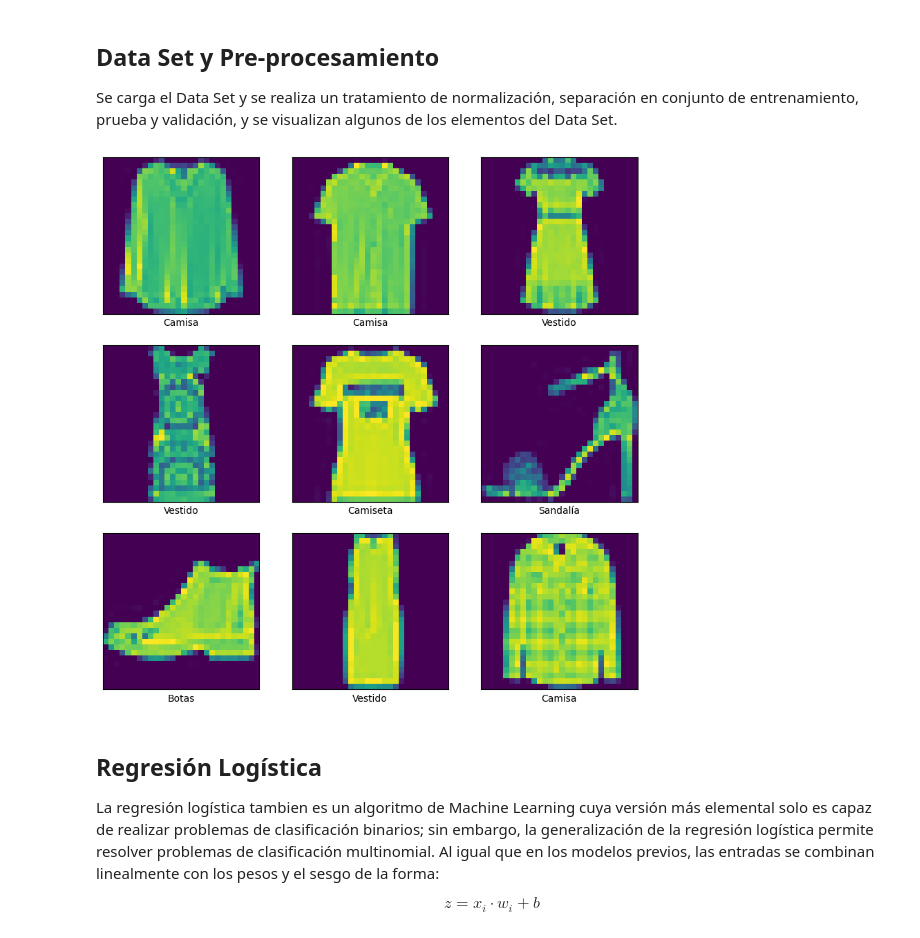
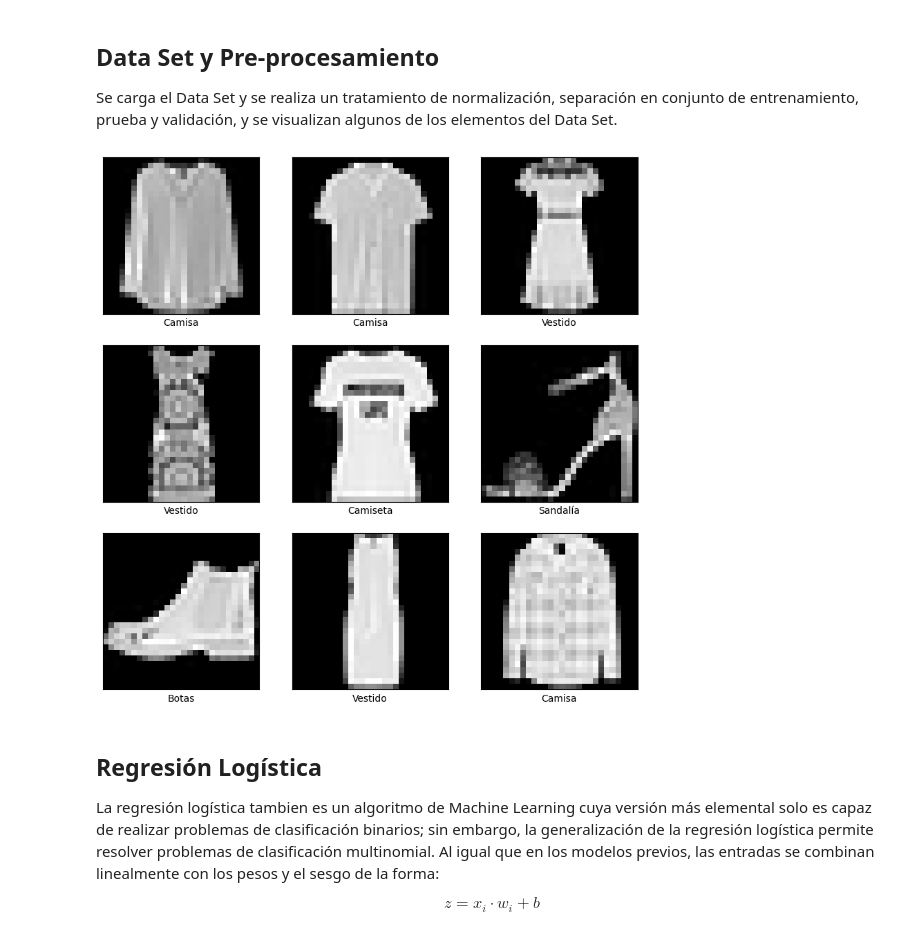
Before and after one commit to JLuisAlmendarez/Project-No.-1-Machine-Learning, a Jupyter notebook: P1_F-MNIST.ipynb, the cells around one changed output. Saved outputs shown, nothing was run; the diff lists cells and outputs as text; code cells hidden in the pictures.

```diff
--- a/P1_F-MNIST.ipynb
+++ b/P1_F-MNIST.ipynb
@@ -46,35 +48,35 @@ X_test = X_test / 255.0
 X_train, X_val, y_train, y_val = train_test_split(
     X_train_full, y_train_full, test_size=0.2, random_state=42, stratify=y_train_full
 )
 
 # ---- 4. Expandir dimensión para añadir canal ----
 X_train_cnn = X_train[..., tf.newaxis]
 X_val_cnn = X_val[..., tf.newaxis]
 X_test_cnn = X_test[..., tf.newaxis]
 
 # ---- 5. Etiquetas de Fashion MNIST ----
 class_names = [
     "Camiseta", "Pantalon", "Suéter", "Vestido", "Abrigo",
     "Sandalía", "Camisa", "Zapatillas", "Bolso", "Botas"
 ]
 
 # ---- 6. Mostrar Prendas ----
 plt.figure(figsize=(10,10))
 for i in range (9):
     plt.subplot(3,3,i+1)
     plt.xticks([])
     plt.yticks([])
     plt.grid(False)
-    plt.imshow(X_train[i])
+    plt.imshow(X_train[i], cmap = 'gray')
     plt.xlabel(class_names[y_train[i]])
 plt.show()
 
 # ---- 7. Aplanar imagenes ----
 X_train = X_train.reshape(len(X_train), -1)
 X_test = X_test.reshape(len(X_test), -1)
 X_val = X_val.reshape(len(X_val),-1)
 # %% [output]
-[figure, old version]
+[figure, new version]
 # %% [markdown]
 ## Regresión Logística
 
```
Also changed, not shown: parts of 8 cells of this notebook.
